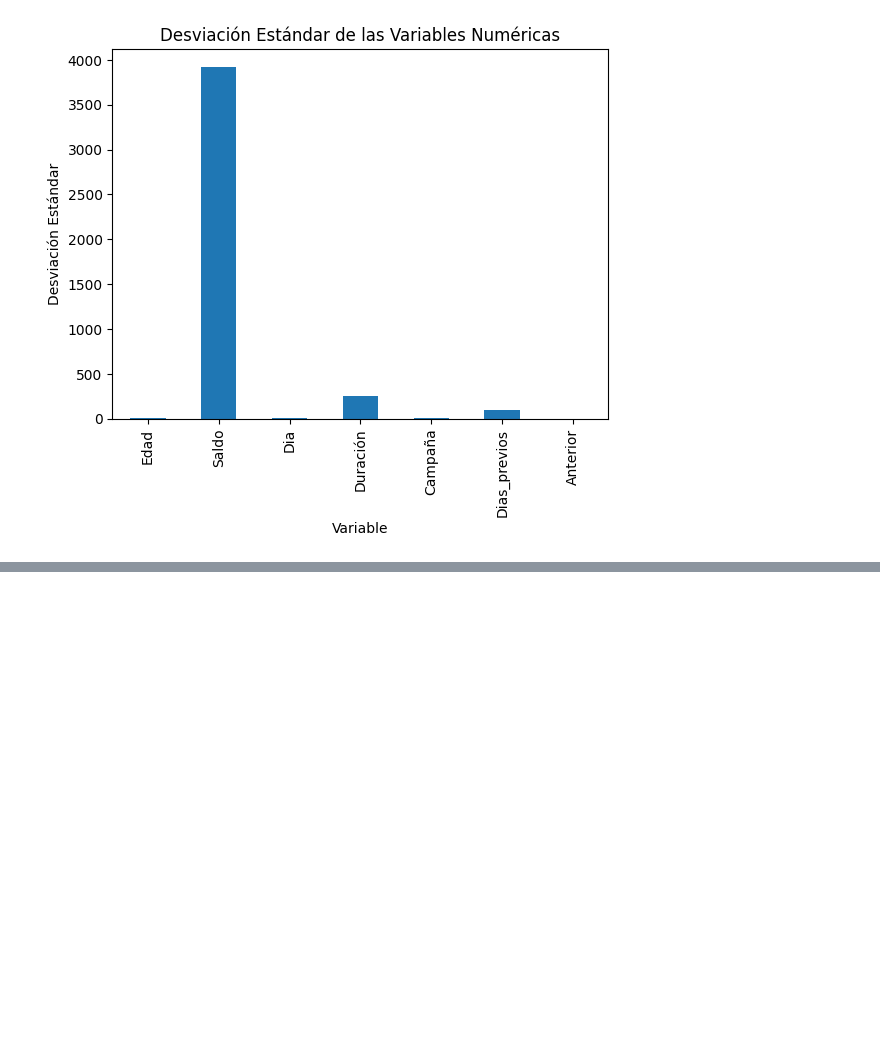
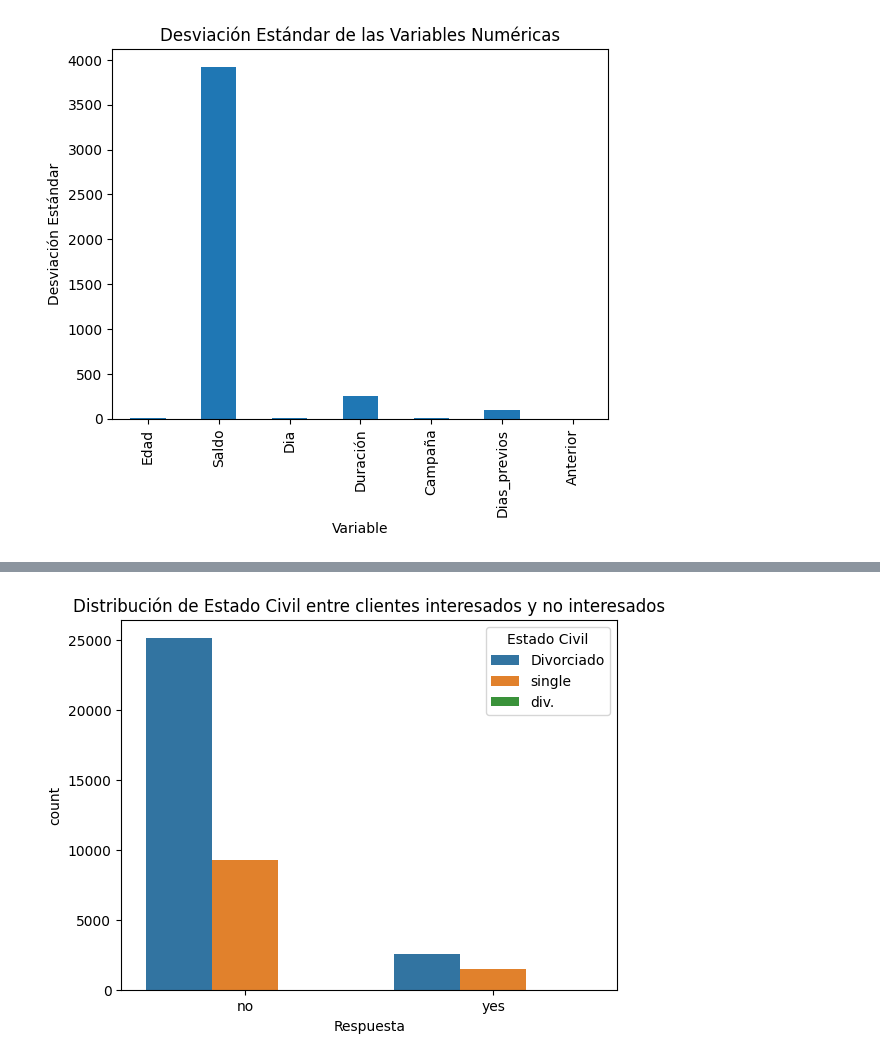
Before and after one commit to asilinob/Talento-Tech, a Jupyter notebook: Laboratorio_1.ipynb, the cells around one changed output, grey strips where cells are left out. Cells and saved outputs as stored; diff of their text form; code cells hidden in the pictures; blank space fills up the shorter version.

```diff
--- a/Laboratorio_1.ipynb
+++ b/Laboratorio_1.ipynb
@@ -234,0 +297,6 @@ plt.show()
+# %%
+sns.countplot(x="Respuesta", hue="Estado Civil", data=data_rename)
+plt.title("Distribución de Estado Civil entre clientes interesados y no interesados")
+plt.show()
+# %% [output]
+[figure, added]
```
Also changed, not shown: parts of 13 cells of this notebook.
